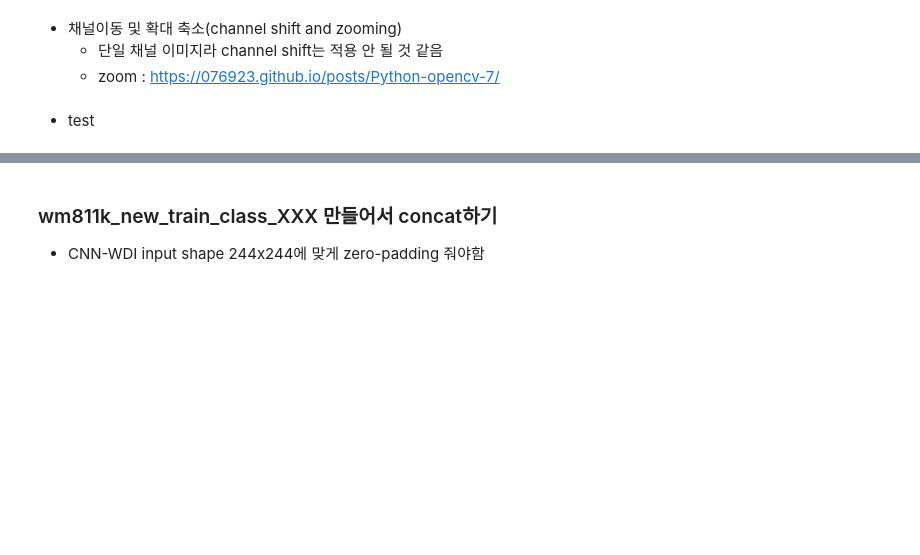
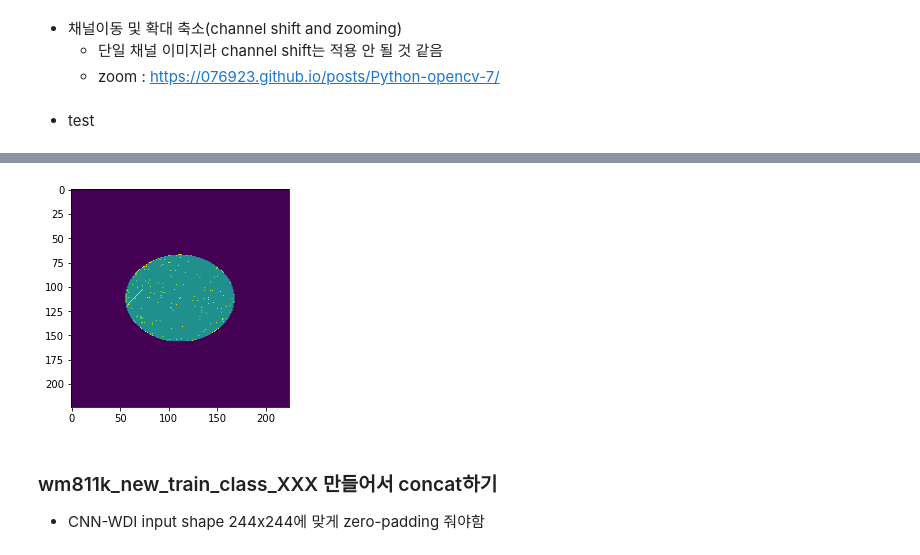
Before and after one commit to jun4879/cbnu_22_1_capstone, a Jupyter notebook: midterm_project/mid_term_project_wafer_classification.ipynb, the cells around one changed output, grey strips where cells are left out. Drawn from its saved outputs; the diff is of its cells as text; code cells hidden in the pictures; blank space fills up the shorter version.

```diff
--- a/midterm_project/mid_term_project_wafer_classification.ipynb
+++ b/midterm_project/mid_term_project_wafer_classification.ipynb
@@ -386,0 +398,14 @@ test_wafermap.head()
+# %%
+def zero_padding(data_img, set_size):
+    height, width = data_img.shape
+
+    if max(height, width) > set_size:
+        return data_img
+
+    delta_width = set_size - width
+    delta_height = set_size - height
+    top, bottom = delta_height//2, delta_height-(delta_height//2)
+    left, right = delta_width//2, delta_width-(delta_width//2)
+
+    padded_img = cv2.copyMakeBorder(data_img, top, bottom, left, right, cv2.BORDER_CONSTANT, value=[0,0,0])
+    return padded_img
@@ -386,0 +422,5 @@ test_wafermap.head()
+# %%
+plt.imshow(pad_test)
+plt.show()
+# %% [output]
+[figure, added]
```
Also changed, not shown: parts of 16 cells of this notebook.
